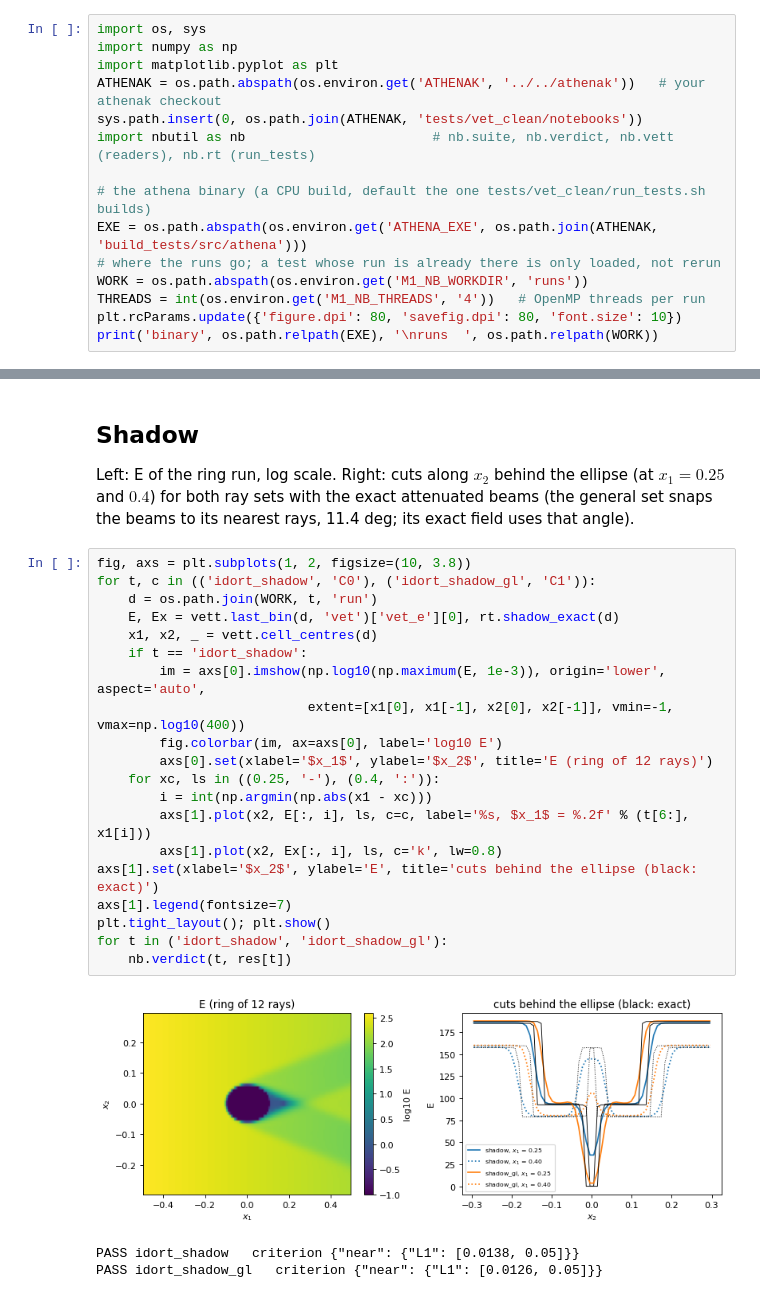
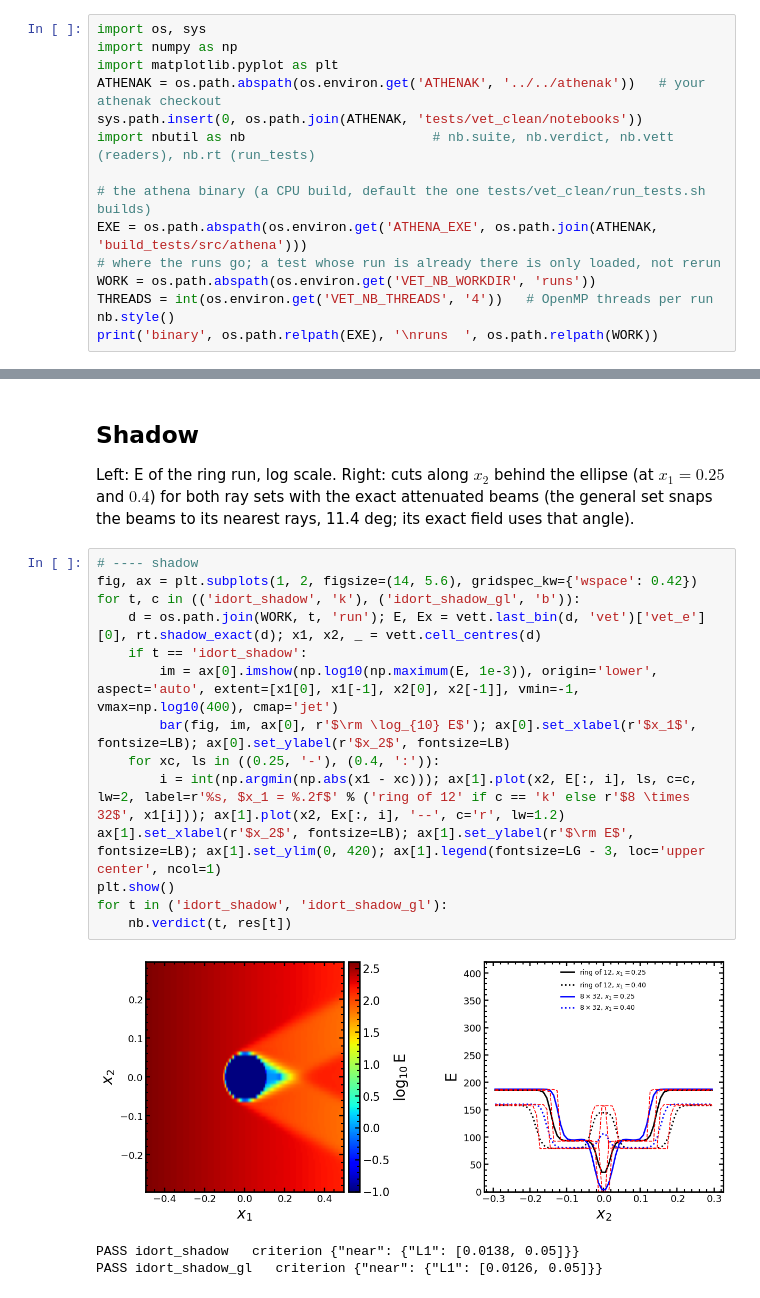
Before and after one commit to jing-ze-ma/athenak-vet-gallery, a Jupyter notebook: beams_shadow/beams_shadow.ipynb, the cells around one changed output, grey strips where cells are left out. Saved outputs shown, nothing was run; the diff lists cells and outputs as text.

```diff
--- a/beams_shadow/beams_shadow.ipynb
+++ b/beams_shadow/beams_shadow.ipynb
@@ -23,8 +23,8 @@ import nbutil as nb                        # nb.suite, nb.verdict, nb.vett (read
 # the athena binary (a CPU build, default the one tests/vet_clean/run_tests.sh builds)
 EXE = os.path.abspath(os.environ.get('ATHENA_EXE', os.path.join(ATHENAK, 'build_tests/src/athena')))
 # where the runs go; a test whose run is already there is only loaded, not rerun
-WORK = os.path.abspath(os.environ.get('M1_NB_WORKDIR', 'runs'))
-THREADS = int(os.environ.get('M1_NB_THREADS', '4'))   # OpenMP threads per run
-plt.rcParams.update({'figure.dpi': 80, 'savefig.dpi': 80, 'font.size': 10})
+WORK = os.path.abspath(os.environ.get('VET_NB_WORKDIR', 'runs'))
+THREADS = int(os.environ.get('VET_NB_THREADS', '4'))   # OpenMP threads per run
+nb.style()
 print('binary', os.path.relpath(EXE), '\nruns  ', os.path.relpath(WORK))
 # %% [output]
@@ -90,26 +99,20 @@ Left: E of the ring run, log scale. Right: cuts along $x_2$ behind the ellipse (
 $x_1 = 0.25$ and $0.4$) for both ray sets with the exact attenuated beams (the general set
 snaps the beams to its nearest rays, 11.4 deg; its exact field uses that angle).
 # %%
-fig, axs = plt.subplots(1, 2, figsize=(10, 3.8))
-for t, c in (('idort_shadow', 'C0'), ('idort_shadow_gl', 'C1')):
-    d = os.path.join(WORK, t, 'run')
-    E, Ex = vett.last_bin(d, 'vet')['vet_e'][0], rt.shadow_exact(d)
-    x1, x2, _ = vett.cell_centres(d)
+# ---- shadow
+fig, ax = plt.subplots(1, 2, figsize=(14, 5.6), gridspec_kw={'wspace': 0.42})
+for t, c in (('idort_shadow', 'k'), ('idort_shadow_gl', 'b')):
+    d = os.path.join(WORK, t, 'run'); E, Ex = vett.last_bin(d, 'vet')['vet_e'][0], rt.shadow_exact(d); x1, x2, _ = vett.cell_centres(d)
     if t == 'idort_shadow':
-        im = axs[0].imshow(np.log10(np.maximum(E, 1e-3)), origin='lower', aspect='auto',
-                           extent=[x1[0], x1[-1], x2[0], x2[-1]], vmin=-1, vmax=np.log10(400))
-        fig.colorbar(im, ax=axs[0], label='log10 E')
-        axs[0].set(xlabel='$x_1$', ylabel='$x_2$', title='E (ring of 12 rays)')
+        im = ax[0].imshow(np.log10(np.maximum(E, 1e-3)), origin='lower', aspect='auto', extent=[x1[0], x1[-1], x2[0], x2[-1]], vmin=-1, vmax=np.log10(400), cmap='jet')
+        bar(fig, im, ax[0], r'$\rm \log_{10} E$'); ax[0].set_xlabel(r'$x_1$', fontsize=LB); ax[0].set_ylabel(r'$x_2$', fontsize=LB)
     for xc, ls in ((0.25, '-'), (0.4, ':')):
-        i = int(np.argmin(np.abs(x1 - xc)))
-        axs[1].plot(x2, E[:, i], ls, c=c, label='%s, $x_1$ = %.2f' % (t[6:], x1[i]))
-        axs[1].plot(x2, Ex[:, i], ls, c='k', lw=0.8)
-axs[1].set(xlabel='$x_2$', ylabel='E', title='cuts behind the ellipse (black: exact)')
-axs[1].legend(fontsize=7)
-plt.tight_layout(); plt.show()
+        i = int(np.argmin(np.abs(x1 - xc))); ax[1].plot(x2, E[:, i], ls, c=c, lw=2, label=r'%s, $x_1 = %.2f$' % ('ring of 12' if c == 'k' else r'$8 \times 32$', x1[i])); ax[1].plot(x2, Ex[:, i], '--', c='r', lw=1.2)
+ax[1].set_xlabel(r'$x_2$', fontsize=LB); ax[1].set_ylabel(r'$\rm E$', fontsize=LB); ax[1].set_ylim(0, 420); ax[1].legend(fontsize=LG - 3, loc='upper center', ncol=1)
+plt.show()
 for t in ('idort_shadow', 'idort_shadow_gl'):
     nb.verdict(t, res[t])
 # %% [output]
-[figure, old version]
+[figure, new version]
 PASS idort_shadow   criterion {"near": {"L1": [0.0138, 0.05]}}
 PASS idort_shadow_gl   criterion {"near": {"L1": [0.0126, 0.05]}}
```
Also changed, not shown: parts of 4 cells of this notebook, 16 other files.
